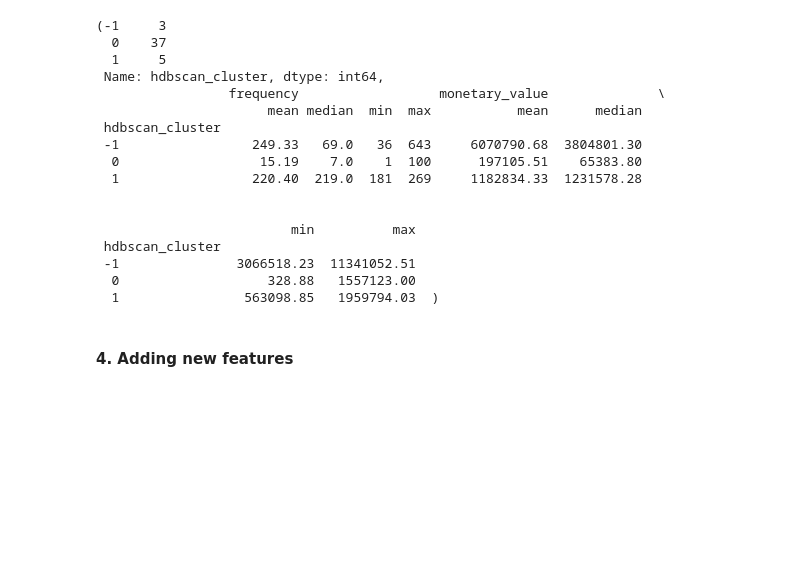
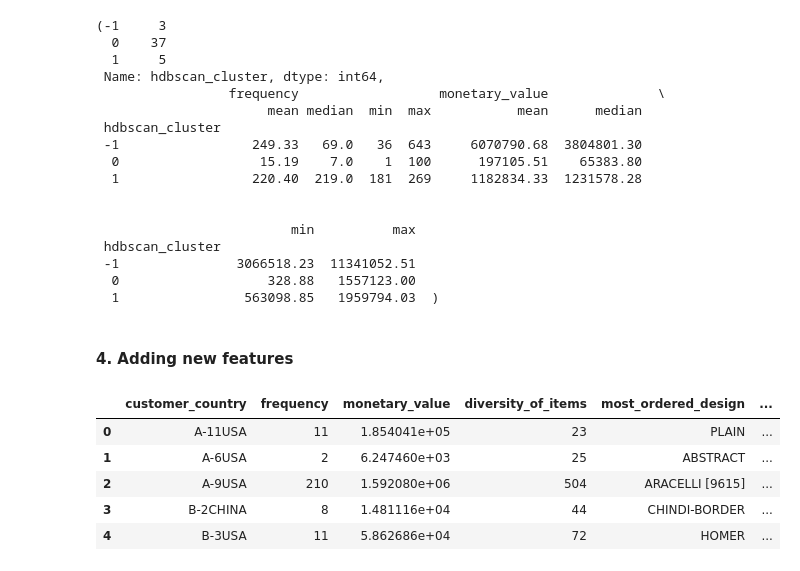
Before and after one commit to kanishkkg/ampba_24_group18_term2, a Jupyter notebook: ml_ul/GR_18_MLUL1_group18_Customers.ipynb, the cells around one changed output. Saved outputs shown, nothing was run; the diff lists cells and outputs as text; code cells hidden in the pictures; blank space fills up the shorter version.

```diff
--- a/ml_ul/GR_18_MLUL1_group18_Customers.ipynb
+++ b/ml_ul/GR_18_MLUL1_group18_Customers.ipynb
@@ -551,0 +551,9 @@ customer_agg_data['diversity_items'] = customer_data.groupby('customer_country')
+# %%
+customer_agg_data_advanced.head()
+# %% [output]
+|  | customer_country | frequency | monetary_value | diversity_of_items | most_ordered_design | ... |
+| 0 | A-11USA | 11 | 1.854041e+05 | 23 | PLAIN | ... |
+| 1 | A-6USA | 2 | 6.247460e+03 | 25 | ABSTRACT | ... |
+| 2 | A-9USA | 210 | 1.592080e+06 | 504 | ARACELLI [9615] | ... |
+| 3 | B-2CHINA | 8 | 1.481116e+04 | 44 | CHINDI-BORDER | ... |
+| 4 | B-3USA | 11 | 5.862686e+04 | 72 | HOMER | ... |
```
Also changed, not shown: parts of 9 cells of this notebook.
